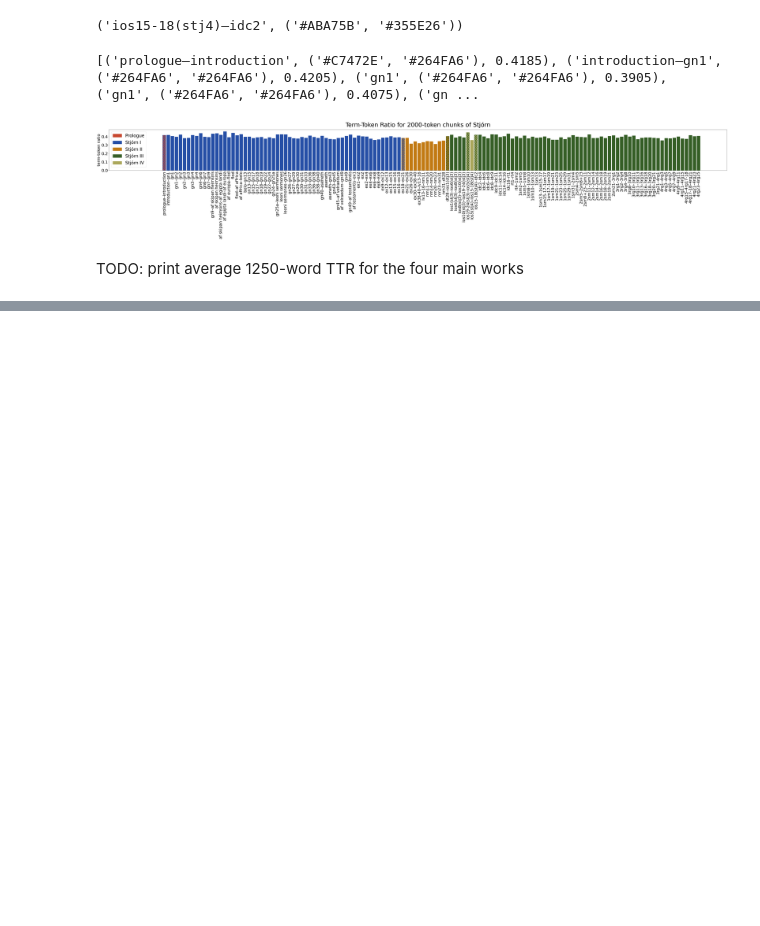
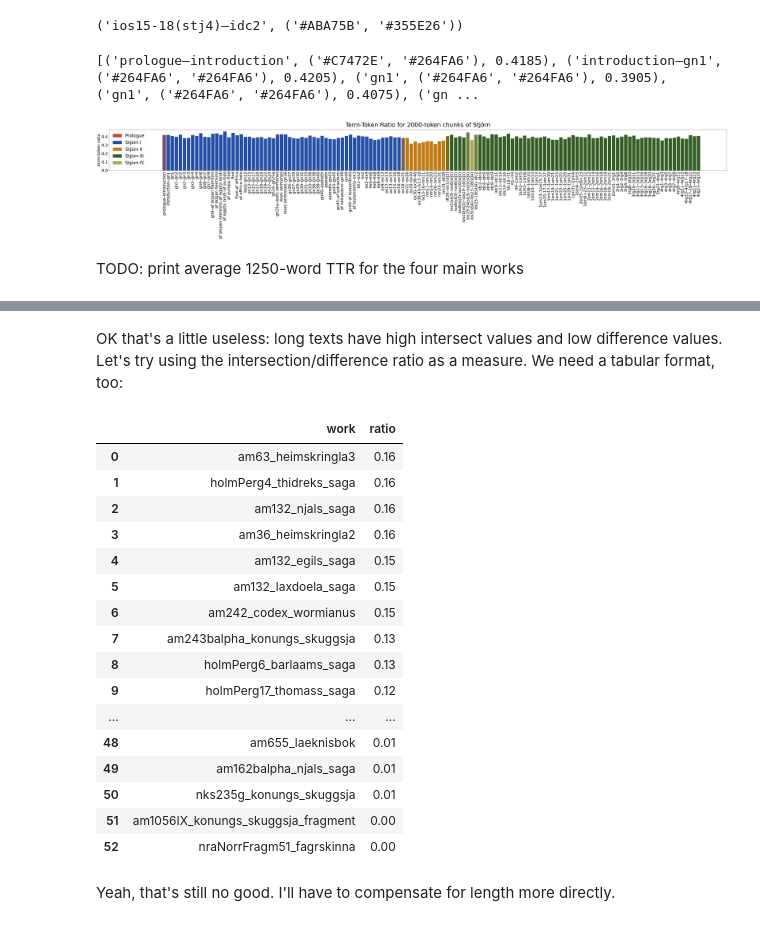
Before and after one commit to langeslag/on-corpus-tools, a Jupyter notebook: stjorn/stylometry.ipynb, the cells around one changed output, grey strips where cells are left out. Saved outputs shown, nothing was run; the diff lists cells and outputs as text; code cells hidden in the pictures; blank space fills up the shorter version.

```diff
--- a/stjorn/stylometry.ipynb
+++ b/stjorn/stylometry.ipynb
@@ -193,0 +225,33 @@ plt.show()
+# %% [markdown]
+OK that's a little useless: long texts have high intersect values and low difference values. Let's try using the intersection/difference ratio as a measure. We need a tabular format, too:
+# %%
+intersection_data = dict()
+for k,v in control.items():
+    intersection_data[k] = round(len(stj1_lexicon.intersection(v))/len(stj1_lexicon.difference(v)), 2)
+intersection_data = {k: v for k, v in sorted(intersection_data.items(), key=lambda item: item[1], reverse=True)}
+intersection_data
+#df = pd.DataFrame.from_dict(intersection_data, orient='index', columns=['works', 'ratio'])
+df = pd.DataFrame(intersection_data.items(), columns=['work', 'ratio'])
+df
+
+# TODO: add token count
+# %% [output]
+|  | work | ratio |
+| 0 | am63_heimskringla3 | 0.16 |
+| 1 | holmPerg4_thidreks_saga | 0.16 |
+| 2 | am132_njals_saga | 0.16 |
+| 3 | am36_heimskringla2 | 0.16 |
+| 4 | am132_egils_saga | 0.15 |
+| 5 | am132_laxdoela_saga | 0.15 |
+| 6 | am242_codex_wormianus | 0.15 |
+| 7 | am243balpha_konungs_skuggsja | 0.13 |
+| 8 | holmPerg6_barlaams_saga | 0.13 |
+| 9 | holmPerg17_thomass_saga | 0.12 |
+| ... | ... | ... |
+| 48 | am655_laeknisbok | 0.01 |
+| 49 | am162balpha_njals_saga | 0.01 |
+| 50 | nks235g_konungs_skuggsja | 0.01 |
+| 51 | am1056IX_konungs_skuggsja_fragment | 0.00 |
+| 52 | nraNorrFragm51_fagrskinna | 0.00 |
+# %% [markdown]
+Yeah, that's still no good. I'll have to compensate for length more directly.
```
Also changed, not shown: parts of 4 cells of this notebook, 1 other file.
